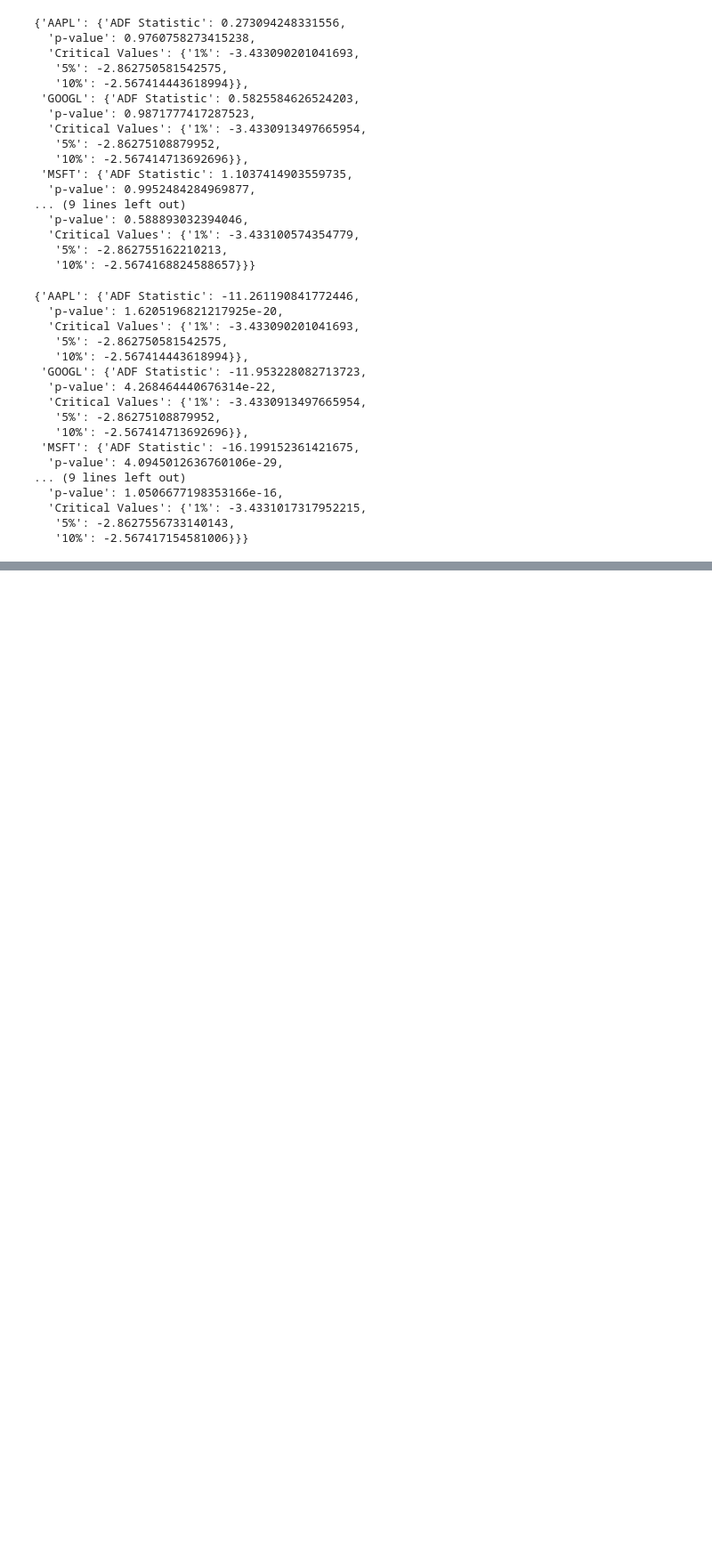
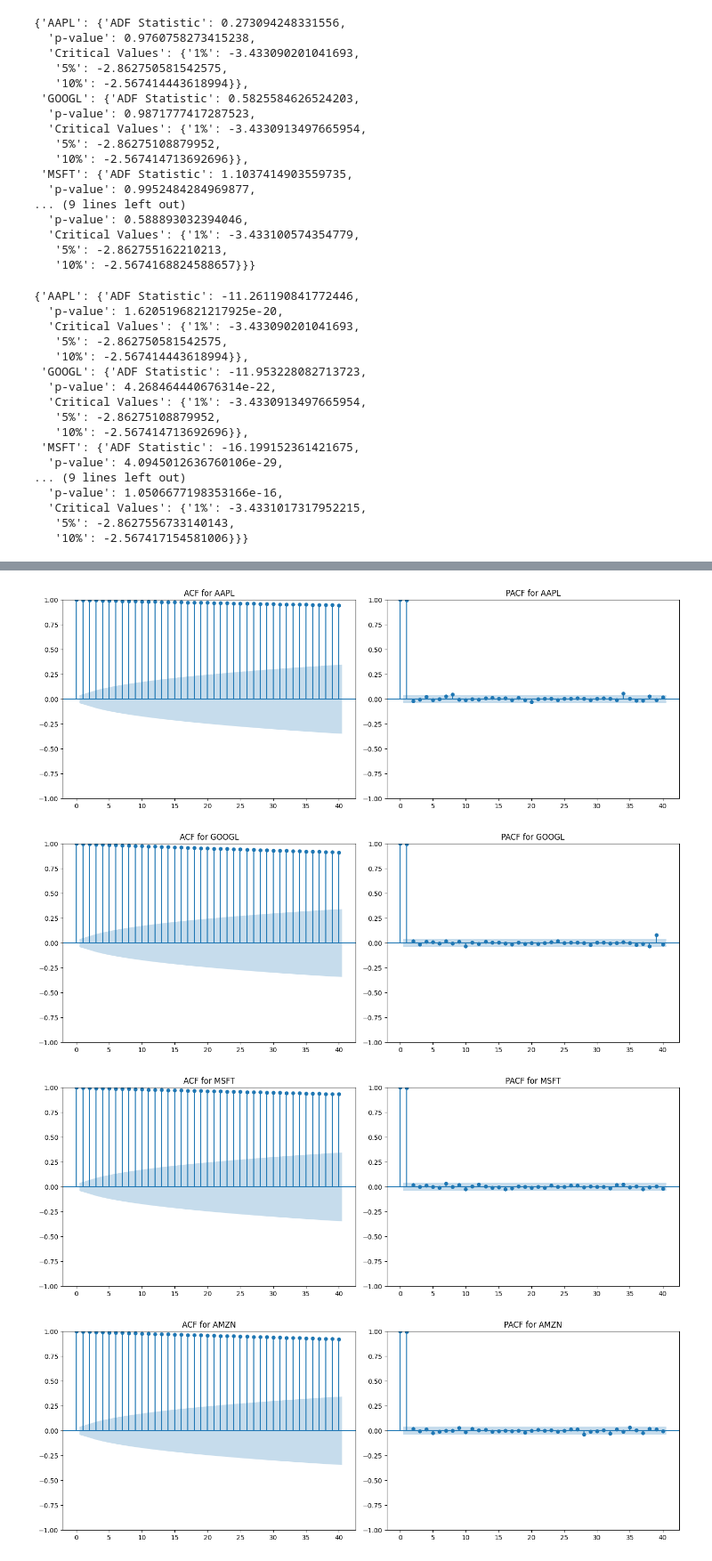
Before and after one commit to mikezxc136/Big-data-stock-real-time-platform, a Jupyter notebook: analysis.ipynb, the cells around one changed output, grey strips where cells are left out. Shown at 89% size. Cells and saved outputs as stored; diff of their text form; code cells hidden in the pictures; blank space fills up the shorter version.

```diff
--- a/analysis.ipynb
+++ b/analysis.ipynb
@@ -275,0 +401,22 @@ stationarity_results_diff
+# %%
+# Create subplots for ACF and PACF
+for stock in stocks:
+    stock_data = data[data['Stock_Name'] == stock]['Price'].dropna()
+
+    # Plot ACF
+    fig, ax = plt.subplots(1, 2, figsize=(14, 5))
+
+    plot_acf(stock_data, lags=40, ax=ax[0])
+    ax[0].set_title(f'ACF for {stock}')
+
+    # Plot PACF
+    plot_pacf(stock_data, lags=40, ax=ax[1])
+    ax[1].set_title(f'PACF for {stock}')
+
+    plt.tight_layout()
+    plt.show()
+# %% [output]
+[figure, added]
+[figure, added]
+[figure, added]
+[figure, added]
```
Also changed, not shown: parts of 6 cells of this notebook, 7 other files.
